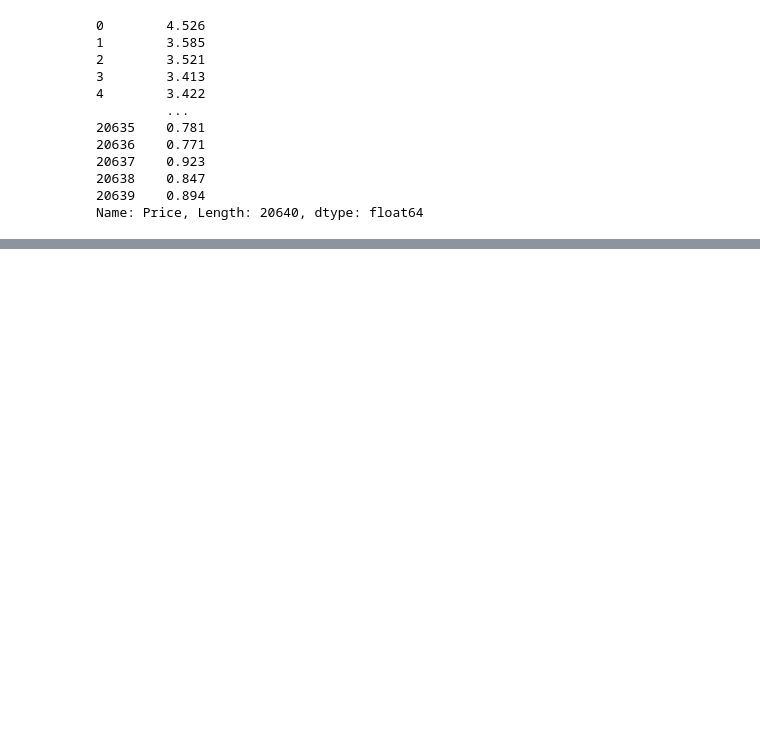
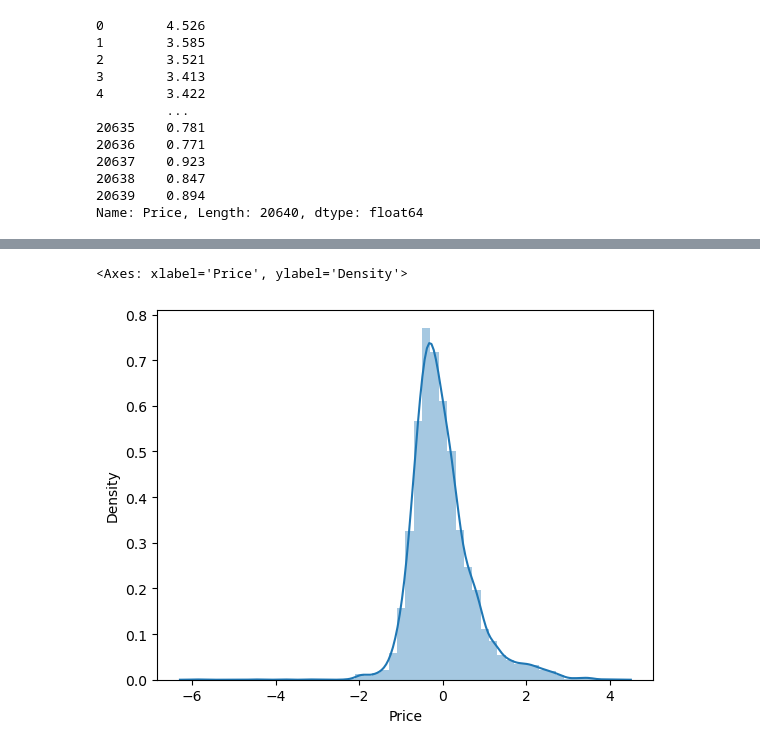
Before and after one commit to anshgupta1903/Machine_learning_models, a Jupyter notebook: Multiple_Linear_Regression2.ipynb, the cells around one changed output, grey strips where cells are left out. Saved outputs shown, nothing was run; the diff lists cells and outputs as text; code cells hidden in the pictures; blank space fills up the shorter version.

```diff
--- a/Multiple_Linear_Regression2.ipynb
+++ b/Multiple_Linear_Regression2.ipynb
@@ -266,0 +368,6 @@ Name: Price, Length: 20640, dtype: float64
+# %%
+error = y_test - y_pred
+sns.distplot(error)
+# %% [output]
+<Axes: xlabel='Price', ylabel='Density'>
+[figure, added]
```
Also changed, not shown: parts of 22 cells of this notebook.
